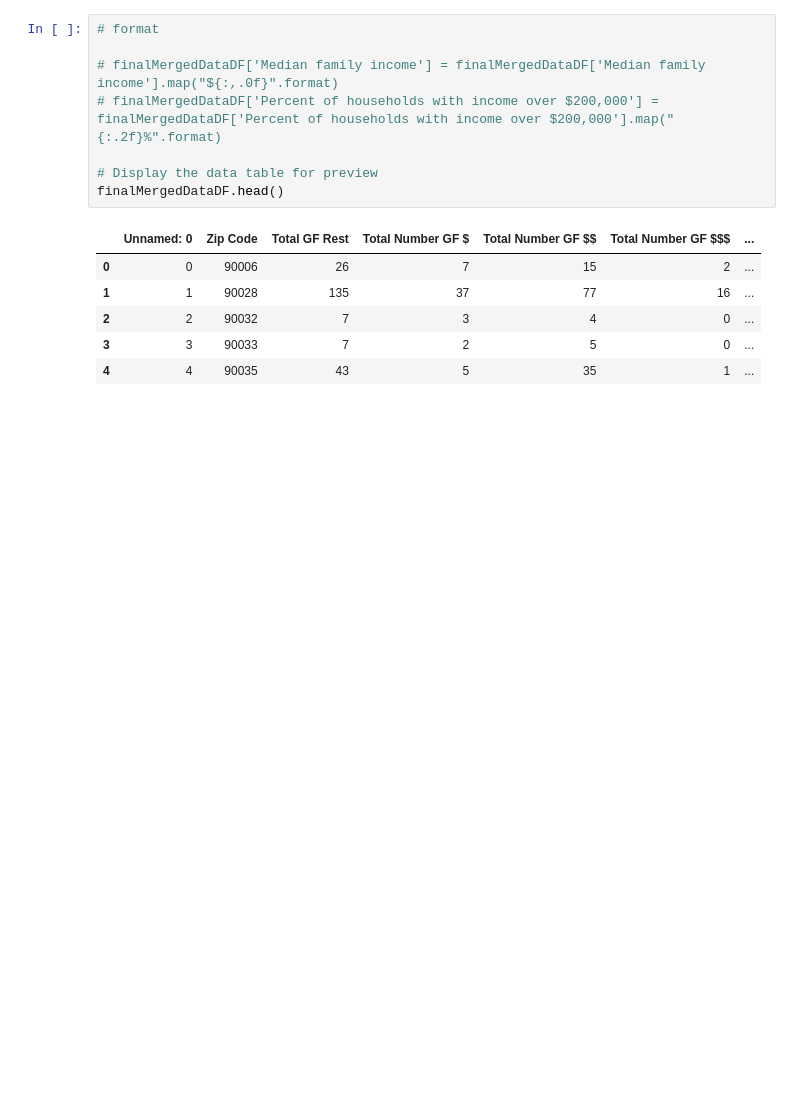
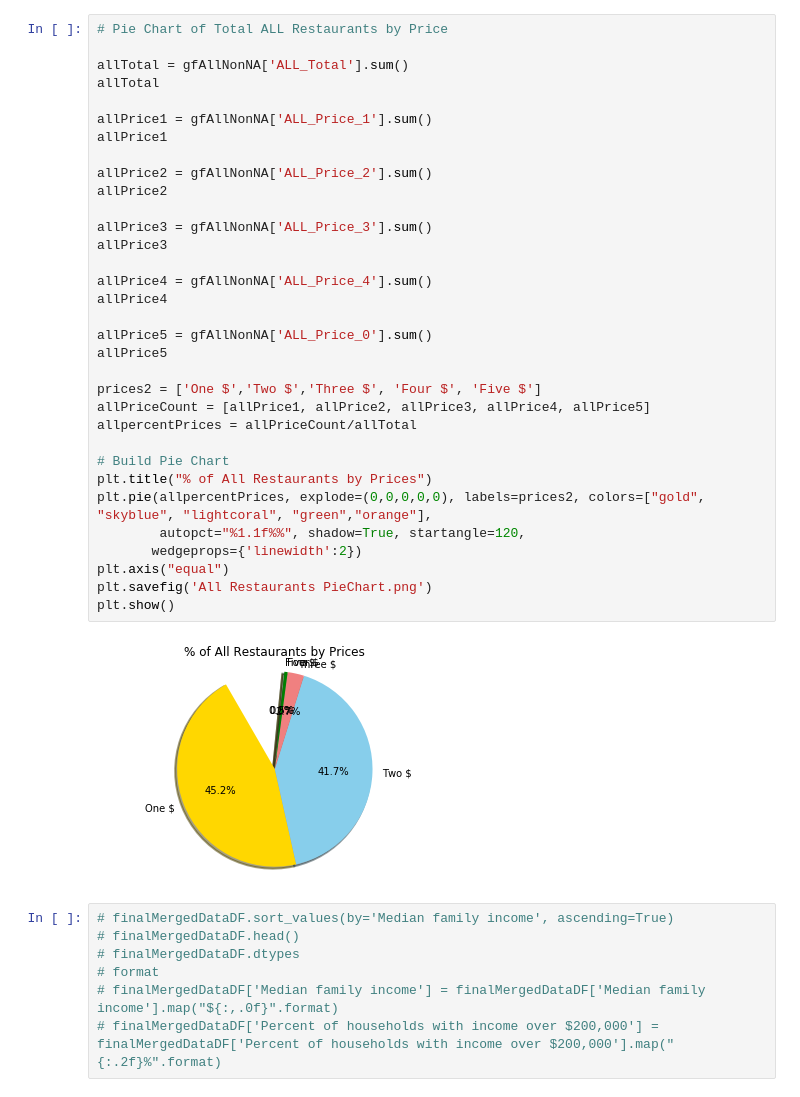
Before and after one commit to connie-hu/DataViz_Project, a Jupyter notebook: Question 1 Part 1.ipynb, the cells around one changed output. Drawn from its saved outputs; the diff is of its cells as text; blank space fills up the shorter version.

```diff
--- a/Question 1 Part 1.ipynb
+++ b/Question 1 Part 1.ipynb
@@ -139,15 +74,42 @@ dtype: object
+# %%
+# Pie Chart of Total ALL Restaurants by Price
+
+allTotal = gfAllNonNA['ALL_Total'].sum()
+allTotal
+
+allPrice1 = gfAllNonNA['ALL_Price_1'].sum()
+allPrice1
+
+allPrice2 = gfAllNonNA['ALL_Price_2'].sum()
+allPrice2
+
+allPrice3 = gfAllNonNA['ALL_Price_3'].sum()
+allPrice3
+
+allPrice4 = gfAllNonNA['ALL_Price_4'].sum()
+allPrice4
+
+allPrice5 = gfAllNonNA['ALL_Price_0'].sum()
+allPrice5
+
+prices2 = ['One $','Two $','Three $', 'Four $', 'Five $']
+allPriceCount = [allPrice1, allPrice2, allPrice3, allPrice4, allPrice5]
+allpercentPrices = allPriceCount/allTotal
+
+# Build Pie Chart
+plt.title("% of All Restaurants by Prices")
+plt.pie(allpercentPrices, explode=(0,0,0,0,0), labels=prices2, colors=["gold", "skyblue", "lightcoral", "green","orange"],
+        autopct="%1.1f%%", shadow=True, startangle=120,
+       wedgeprops={'linewidth':2})
+plt.axis("equal")
+plt.savefig('All Restaurants PieChart.png')
+plt.show()
+# %% [output]
+[figure, added]
 # %%
+# finalMergedDataDF.sort_values(by='Median family income', ascending=True)
+# finalMergedDataDF.head()
+# finalMergedDataDF.dtypes
 # format
-
 # finalMergedDataDF['Median family income'] = finalMergedDataDF['Median family income'].map("${:,.0f}".format)
 # finalMergedDataDF['Percent of households with income over $200,000'] = finalMergedDataDF['Percent of households with income over $200,000'].map("{:.2f}%".format)
-
-# Display the data table for preview
-finalMergedDataDF.head()
-# %% [output]
-|  | Unnamed: 0 | Zip Code | Total GF Rest | Total Number GF $ | Total Number GF $$ | Total Number GF $$$ | ... |
-| 0 | 0 | 90006 | 26 | 7 | 15 | 2 | ... |
-| 1 | 1 | 90028 | 135 | 37 | 77 | 16 | ... |
-| 2 | 2 | 90032 | 7 | 3 | 4 | 0 | ... |
-| 3 | 3 | 90033 | 7 | 2 | 5 | 0 | ... |
-| 4 | 4 | 90035 | 43 | 5 | 35 | 1 | ... |
```
Also changed, not shown: parts of 22 cells of this notebook, 3 other files.
